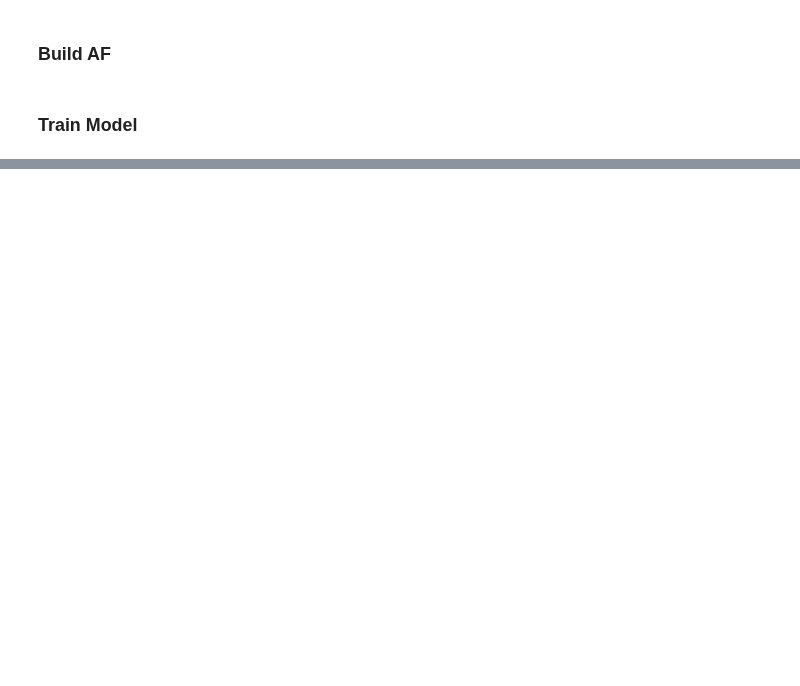
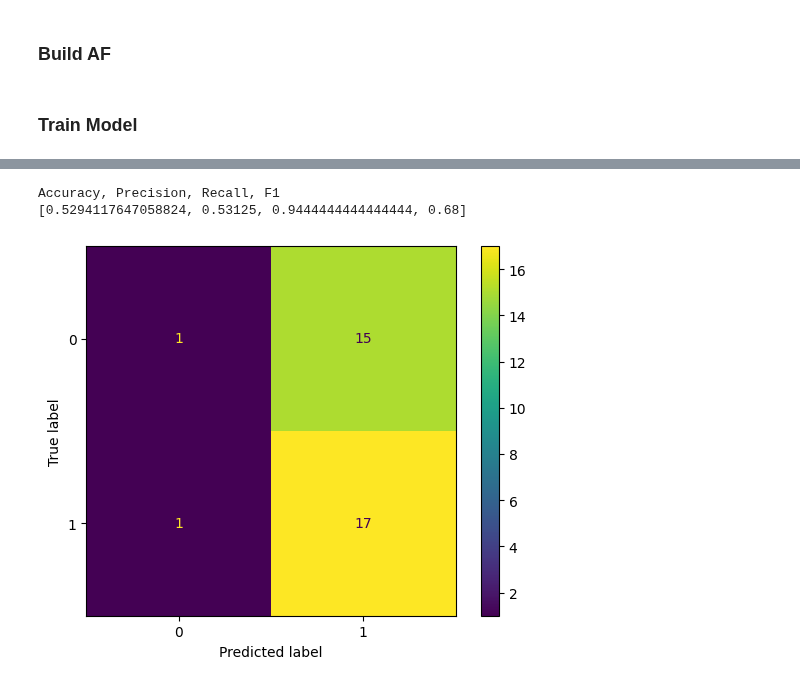
Before and after one commit to gretareitenbach/Deep-Arguing, a Jupyter notebook: gradual-aacbr.ipynb, the cells around one changed output, grey strips where cells are left out. Cells and saved outputs as stored; diff of their text form; code cells hidden in the pictures; blank space fills up the shorter version.

```diff
--- a/gradual-aacbr.ipynb
+++ b/gradual-aacbr.ipynb
@@ -223,0 +149,27 @@ def get_new_case_attacks_mask(new_case, X_train):
+# %%
+# TODO: Consider more sophisticated orders
+
+# Compare against the average for each column
+means = X_train.mean(axis=0)
+std = X_train.std(axis=0)
+
+STD_PARAM = 2
+
+def binarise_by_normal(case):
+    return np.where(np.abs(case - means) <= STD_PARAM*std, 0, 1)
+
+
+def binarise_by_normal_signed(case):
+    return np.where(case - means <= -STD_PARAM*std, -1, np.where(case - means >= STD_PARAM*std, 1, 0))
+
+
+def strictsuperset(a, b):
+
+    if b.ndim == 1:
+        b = np.expand_dims(b, axis = 0)
+
+    anb = a & b
+    return np.logical_and(np.all(anb == b, axis = -1), np.logical_not(np.all(anb == a, axis = -1)))
+# %%
+COMPARISON_FUNC = strictsuperset
+PREPROCESS_FUNC = binarise_by_normal
@@ -232 +189,7 @@ A_tensor = torch.tensor(A, dtype=torch.float32)
+# %%
+DEFAULT_OUTCOME = 1
+DEFAULT_CASE = means.copy()
+MAX_ITERS = 10
+EPOCHS = 75
+N_SPLITS = 5
 # %%
@@ -270,0 +255,7 @@ print(model.W)
+# %%
+with torch.no_grad():
+    evaluate_model(X_train, y_train, X_val, y_val, show_confusion=True)
+# %% [output]
+Accuracy, Precision, Recall, F1
+[0.5294117647058824, 0.53125, 0.9444444444444444, 0.68]
+[figure, added]
```
Also changed, not shown: parts of 33 cells of this notebook, 2 other files.
